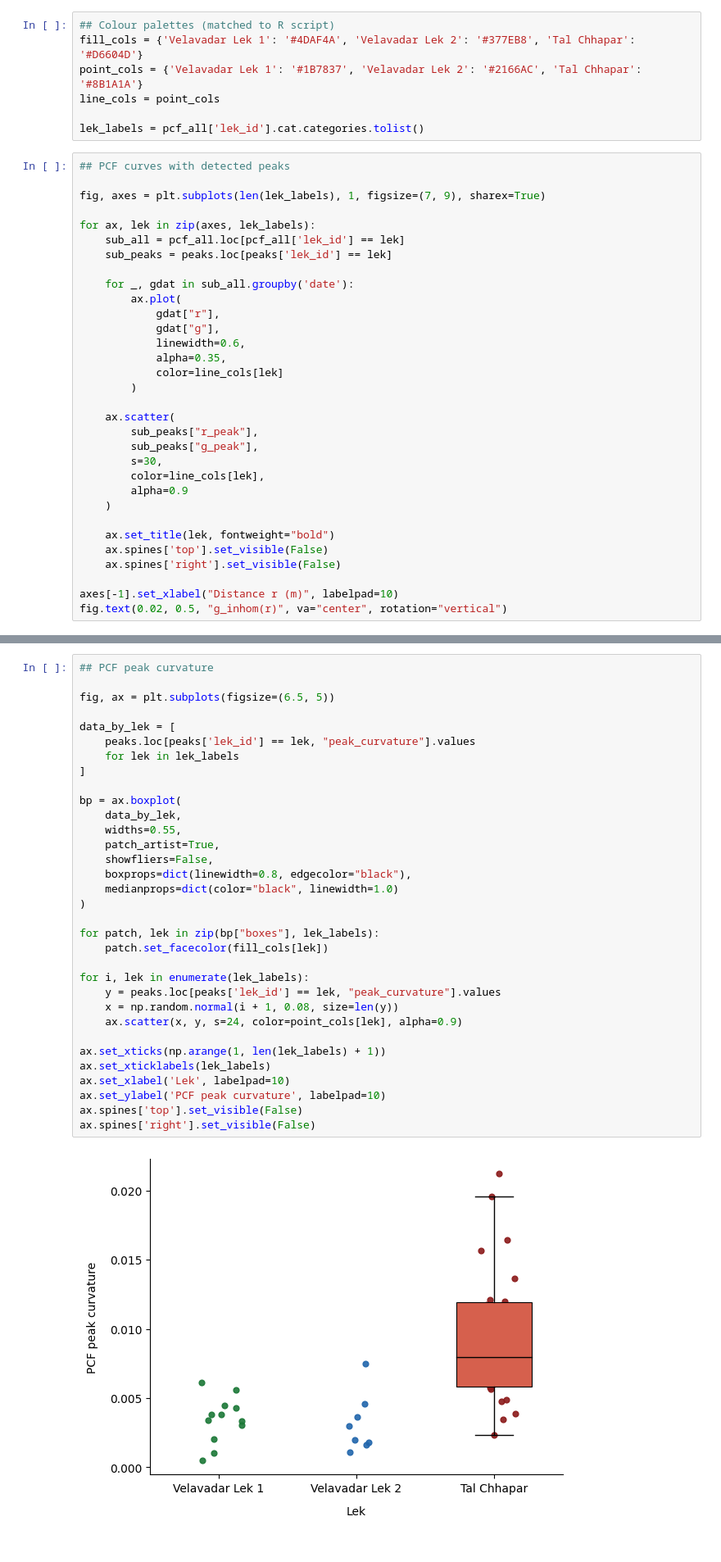
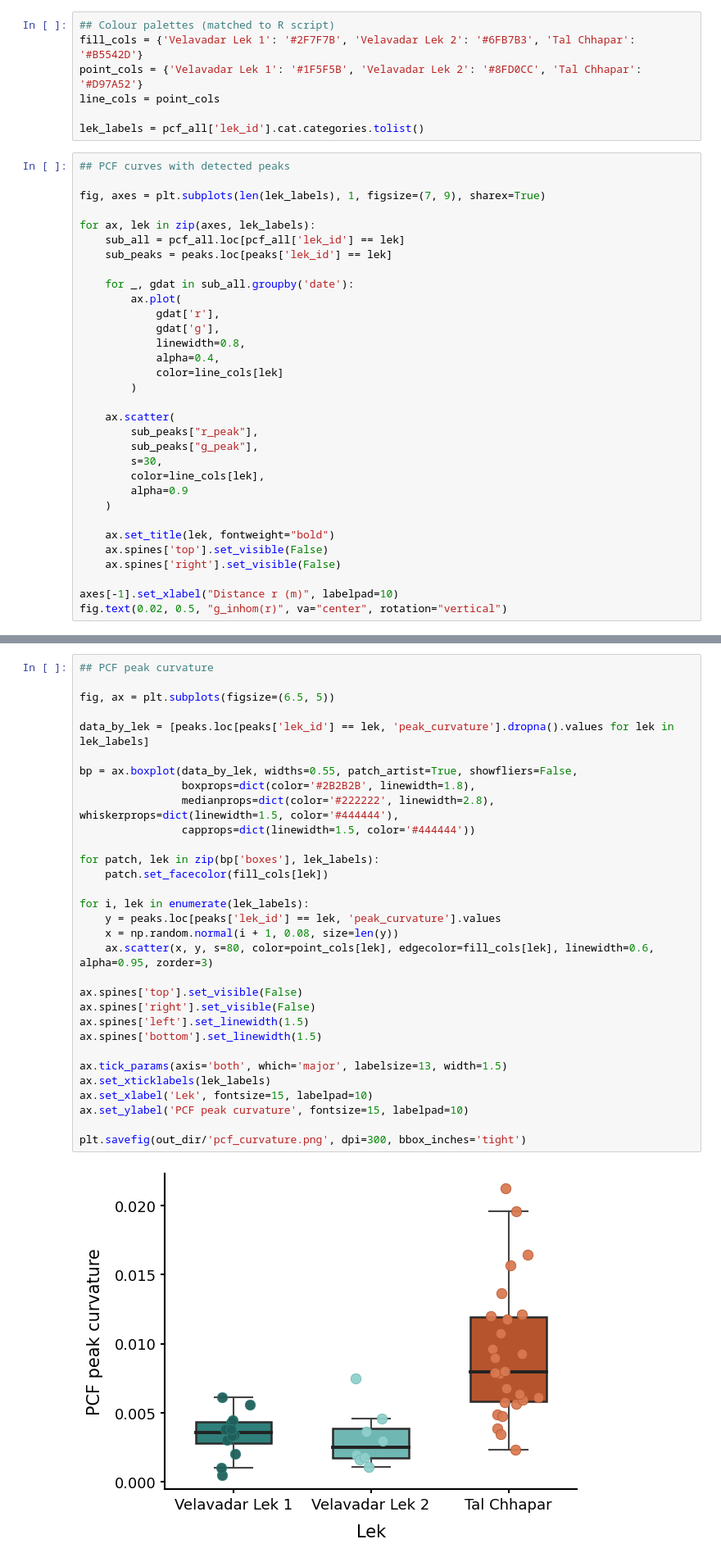
Before and after one commit to ruthviksp/territory_geometry, a Jupyter notebook: plot_pcf.ipynb, the cells around one changed output, grey strips where cells are left out. Shown at 82% size. Saved outputs shown, nothing was run; the diff lists cells and outputs as text.

```diff
--- a/plot_pcf.ipynb
+++ b/plot_pcf.ipynb
@@ -27,8 +27,8 @@ pcf_all['lek_id'] = (pd.Categorical(pcf_all['lek_id'],categories=lek_order,order
 peaks['lek_id'] = (pd.Categorical(peaks['lek_id'],categories=lek_order,ordered=True).rename_categories(lek_labels))
 # %%
 ## Colour palettes (matched to R script)
-fill_cols = {'Velavadar Lek 1': '#4DAF4A', 'Velavadar Lek 2': '#377EB8', 'Tal Chhapar': '#D6604D'}
-point_cols = {'Velavadar Lek 1': '#1B7837', 'Velavadar Lek 2': '#2166AC', 'Tal Chhapar': '#8B1A1A'}
+fill_cols = {'Velavadar Lek 1': '#2F7F7B', 'Velavadar Lek 2': '#6FB7B3', 'Tal Chhapar': '#B5542D'}
+point_cols = {'Velavadar Lek 1': '#1F5F5B', 'Velavadar Lek 2': '#8FD0CC', 'Tal Chhapar': '#D97A52'}
 line_cols = point_cols
 
 lek_labels = pcf_all['lek_id'].cat.categories.tolist()
@@ -43,10 +43,10 @@ for ax, lek in zip(axes, lek_labels):
 
     for _, gdat in sub_all.groupby('date'):
         ax.plot(
-            gdat["r"],
-            gdat["g"],
-            linewidth=0.6,
-            alpha=0.35,
+            gdat['r'],
+            gdat['g'],
+            linewidth=0.8,
+            alpha=0.4,
             color=line_cols[lek]
         )
 
@@ -112,35 +103,33 @@ ax.spines['right'].set_visible(False)
 # %%
 ## PCF peak curvature
 
 fig, ax = plt.subplots(figsize=(6.5, 5))
 
-data_by_lek = [
-    peaks.loc[peaks['lek_id'] == lek, "peak_curvature"].values
-    for lek in lek_labels
-]
+data_by_lek = [peaks.loc[peaks['lek_id'] == lek, 'peak_curvature'].dropna().values for lek in lek_labels]
 
-bp = ax.boxplot(
-    data_by_lek,
-    widths=0.55,
-    patch_artist=True,
-    showfliers=False,
-    boxprops=dict(linewidth=0.8, edgecolor="black"),
-    medianprops=dict(color="black", linewidth=1.0)
-)
+bp = ax.boxplot(data_by_lek, widths=0.55, patch_artist=True, showfliers=False,
+                boxprops=dict(color='#2B2B2B', linewidth=1.8),
+                medianprops=dict(color='#222222', linewidth=2.8), whiskerprops=dict(linewidth=1.5, color='#444444'),
+                capprops=dict(linewidth=1.5, color='#444444'))
 
-for patch, lek in zip(bp["boxes"], lek_labels):
+for patch, lek in zip(bp['boxes'], lek_labels):
     patch.set_facecolor(fill_cols[lek])
 
 for i, lek in enumerate(lek_labels):
-    y = peaks.loc[peaks['lek_id'] == lek, "peak_curvature"].values
+    y = peaks.loc[peaks['lek_id'] == lek, 'peak_curvature'].values
     x = np.random.normal(i + 1, 0.08, size=len(y))
-    ax.scatter(x, y, s=24, color=point_cols[lek], alpha=0.9)
+    ax.scatter(x, y, s=80, color=point_cols[lek], edgecolor=fill_cols[lek], linewidth=0.6, alpha=0.95, zorder=3)
 
-ax.set_xticks(np.arange(1, len(lek_labels) + 1))
-ax.set_xticklabels(lek_labels)
-ax.set_xlabel('Lek', labelpad=10)
-ax.set_ylabel('PCF peak curvature', labelpad=10)
 ax.spines['top'].set_visible(False)
 ax.spines['right'].set_visible(False)
+ax.spines['left'].set_linewidth(1.5)
+ax.spines['bottom'].set_linewidth(1.5)
+
+ax.tick_params(axis='both', which='major', labelsize=13, width=1.5)
+ax.set_xticklabels(lek_labels)
+ax.set_xlabel('Lek', fontsize=15, labelpad=10)
+ax.set_ylabel('PCF peak curvature', fontsize=15, labelpad=10)
+
+plt.savefig(out_dir/'pcf_curvature.png', dpi=300, bbox_inches='tight')
 # %% [output]
-[figure, old version]
+[figure, new version]
```
Also changed, not shown: parts of 2 cells of this notebook.
